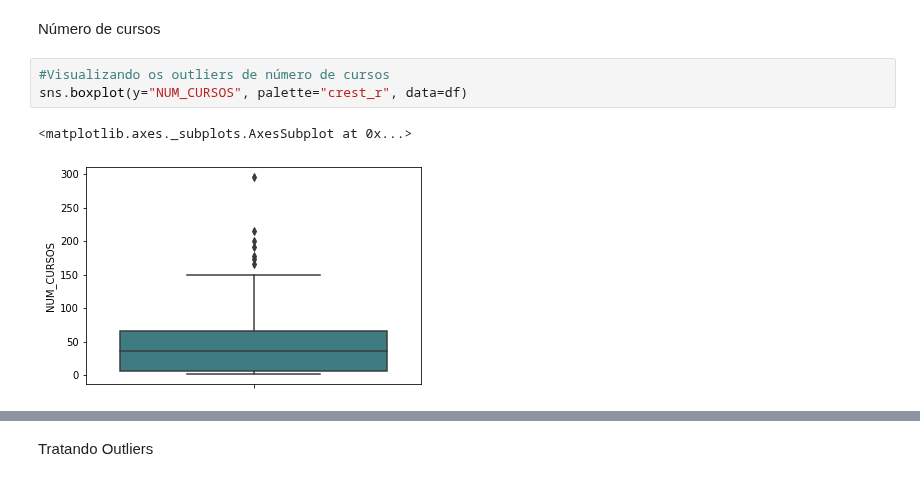
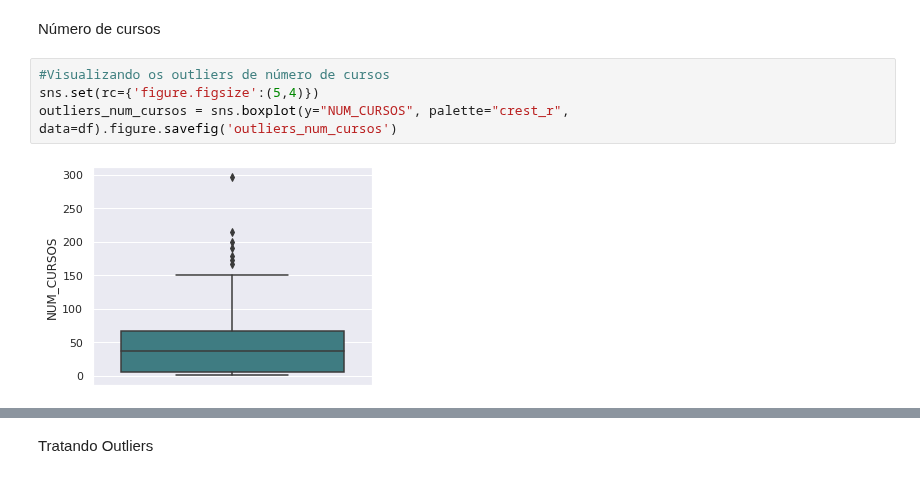
Before and after one commit to roxacarv/edulearn, a Jupyter notebook: Edulearn_clustering.ipynb, the cells around one changed output, grey strips where cells are left out. Drawn from its saved outputs; the diff is of its cells as text.

```diff
--- a/Edulearn_clustering.ipynb
+++ b/Edulearn_clustering.ipynb
@@ -90,7 +96,7 @@ df.describe()
 Número de cursos
 # %%
 #Visualizando os outliers de número de cursos
-sns.boxplot(y="NUM_CURSOS", palette="crest_r", data=df)
+sns.set(rc={'figure.figsize':(5,4)})
+outliers_num_cursos = sns.boxplot(y="NUM_CURSOS", palette="crest_r", data=df).figure.savefig('outliers_num_cursos')
 # %% [output]
-<matplotlib.axes._subplots.AxesSubplot at 0x...>
-[figure, old version]
+[figure, new version]
```
Also changed, not shown: parts of 33 cells of this notebook.
